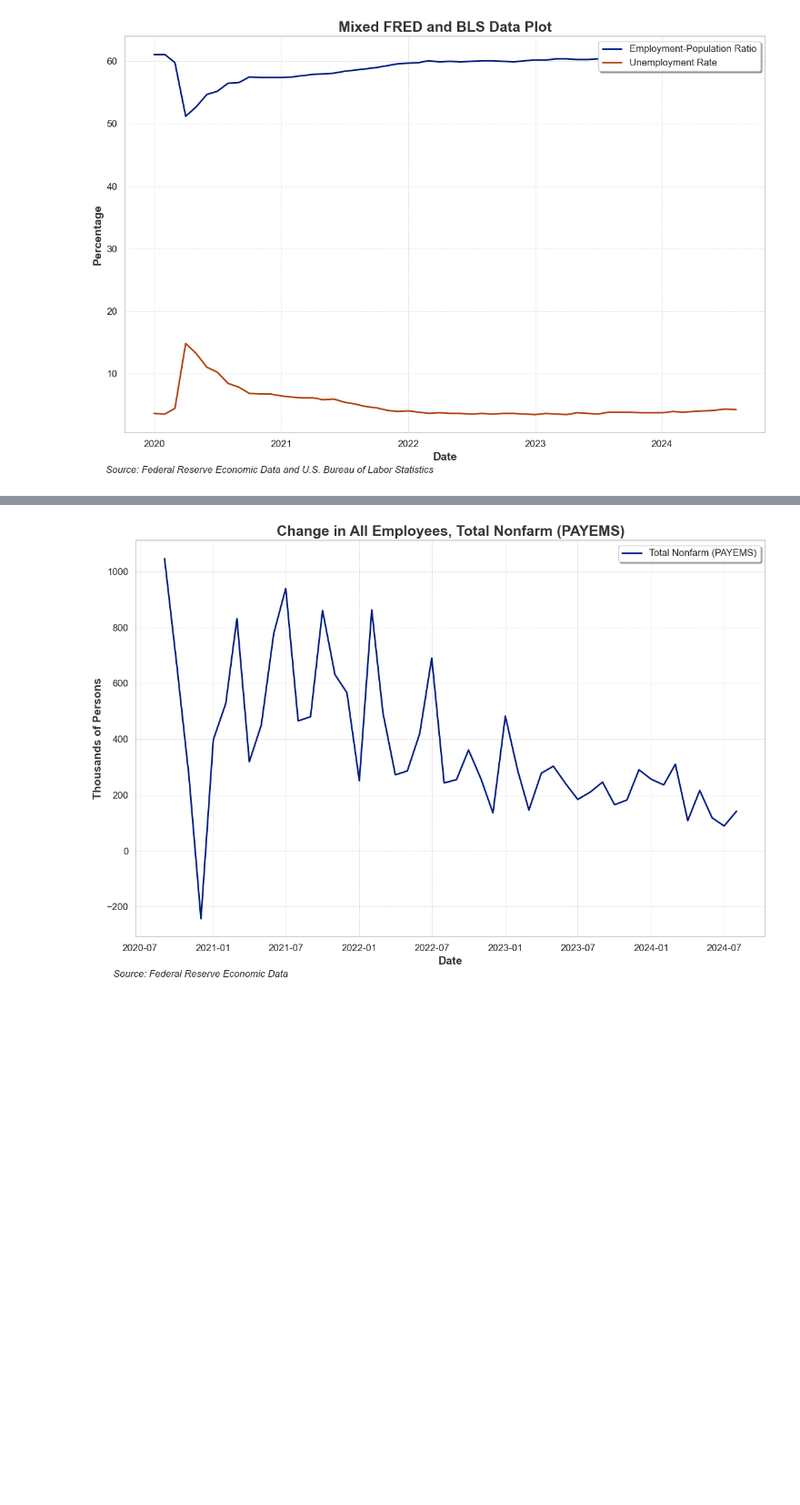
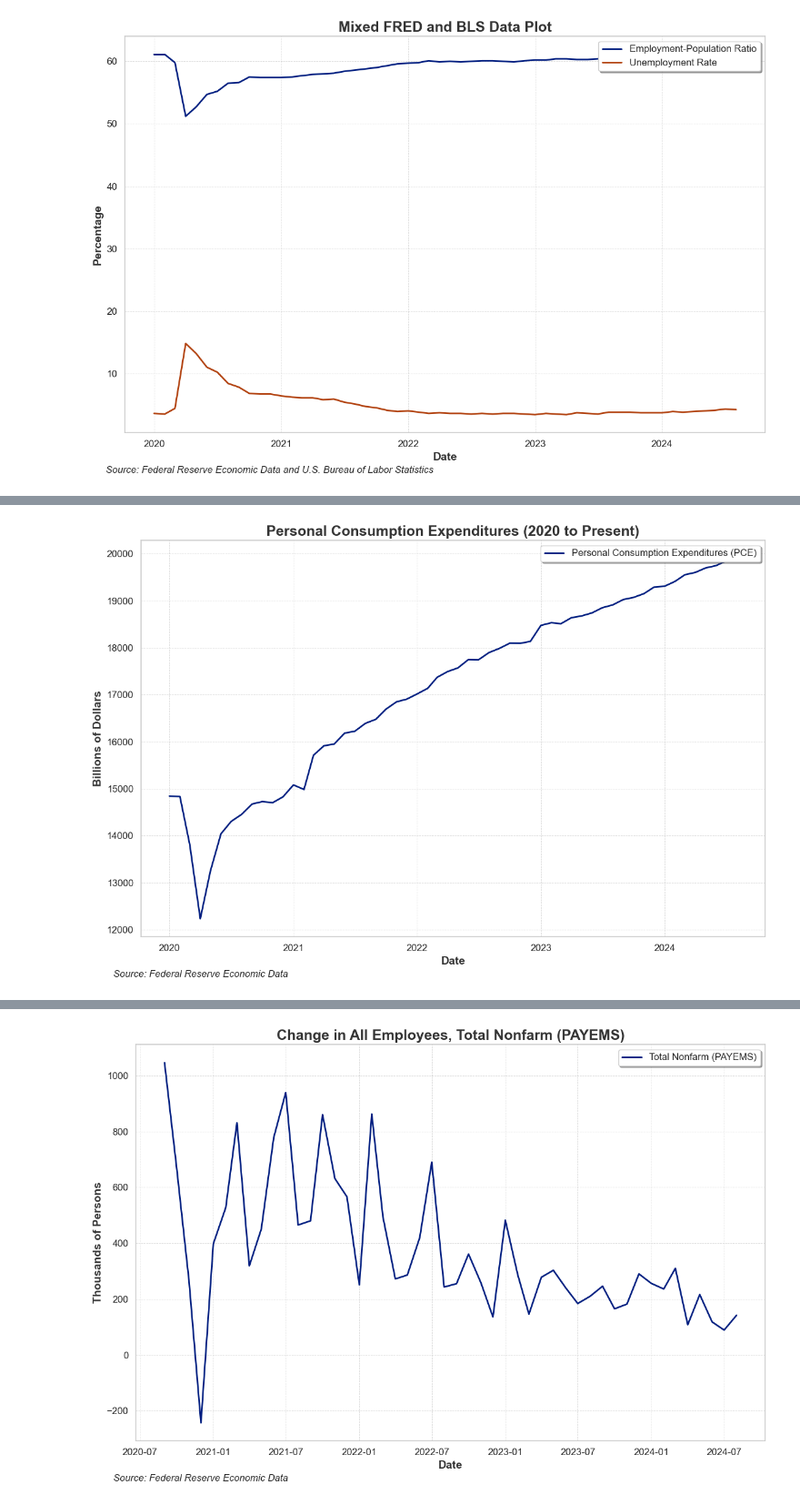
Before and after one commit to AkeBoss-tech/FEDChallenge, a Jupyter notebook: main.ipynb, the cells around one changed output, grey strips where cells are left out. Shown at 91% size. Cells and saved outputs as stored; diff of their text form; code cells hidden in the pictures; blank space fills up the shorter version.

```diff
--- a/main.ipynb
+++ b/main.ipynb
@@ -148,0 +146,18 @@ plot_series(series_ids,
+# %%
+# Define the series IDs you want to plot
+series_ids = {
+    'PCE': 'FRED',
+}
+
+legend = [
+    "Personal Consumption Expenditures (PCE)",
+]
+
+# Call the function with your custom inputs
+plot_series(series_ids,
+                 title="Personal Consumption Expenditures (2020 to Present)",
+                 legend_text_generator=legend,
+                 y_label='Billions of Dollars',
+                 from_date='2020-01-01')
+# %% [output]
+[figure, added]
```
Also changed, not shown: parts of 2 cells of this notebook.
